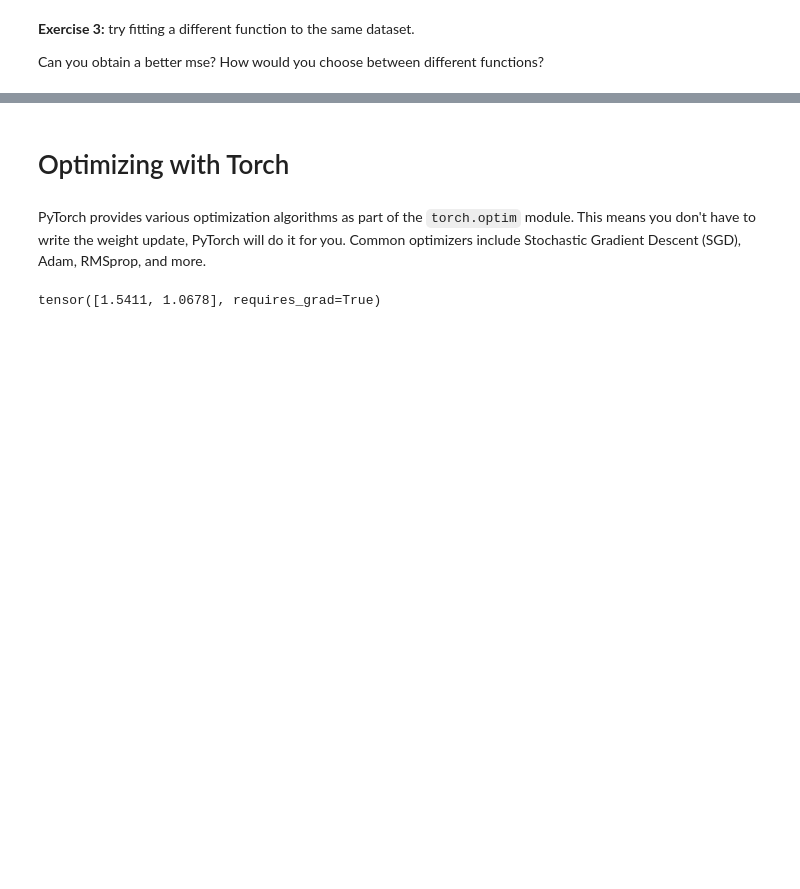
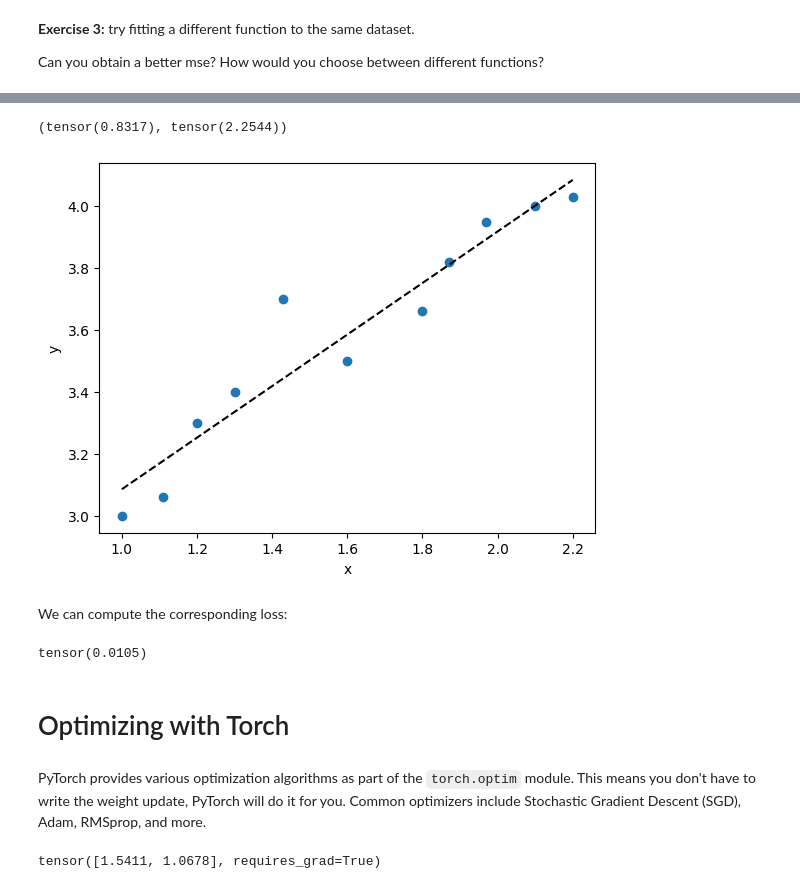
Before and after one commit to FedericoMilanesio/Unito-NeuralNetworks, a Jupyter notebook: notebooks/Lesson1.ipynb, the cells around one changed output, grey strips where cells are left out. Saved outputs shown, nothing was run; the diff lists cells and outputs as text; code cells hidden in the pictures; blank space fills up the shorter version.

```diff
--- a/notebooks/Lesson1.ipynb
+++ b/notebooks/Lesson1.ipynb
@@ -277,0 +238,21 @@ Ellipsis
+# %%
+covariance = ((x * y).mean() - x.mean() * y.mean())
+
+a =  covariance / x.var(correction = 0)                       # correction = 0 is used to divide by n and not n-1
+b = y.mean() - a * x.mean()
+
+a, b
+# %% [output]
+(tensor(0.8317), tensor(2.2544))
+# %%
+plt.scatter(x,y)
+plt.plot(x, a*x + b, color = "black", linestyle="--")
+
+plt.xlabel("x")
+plt.ylabel("y")
+
+plt.show()
+# %% [output]
+[figure, added]
+# %% [markdown]
+We can compute the corresponding loss:
@@ -278,3 +261,7 @@ Ellipsis
+# %%
+best_mse
+# %% [output]
+tensor(0.0105)
 # %% [markdown]
 # Optimizing with Torch
 # %% [markdown]
```
Also changed, not shown: parts of 29 cells of this notebook.
